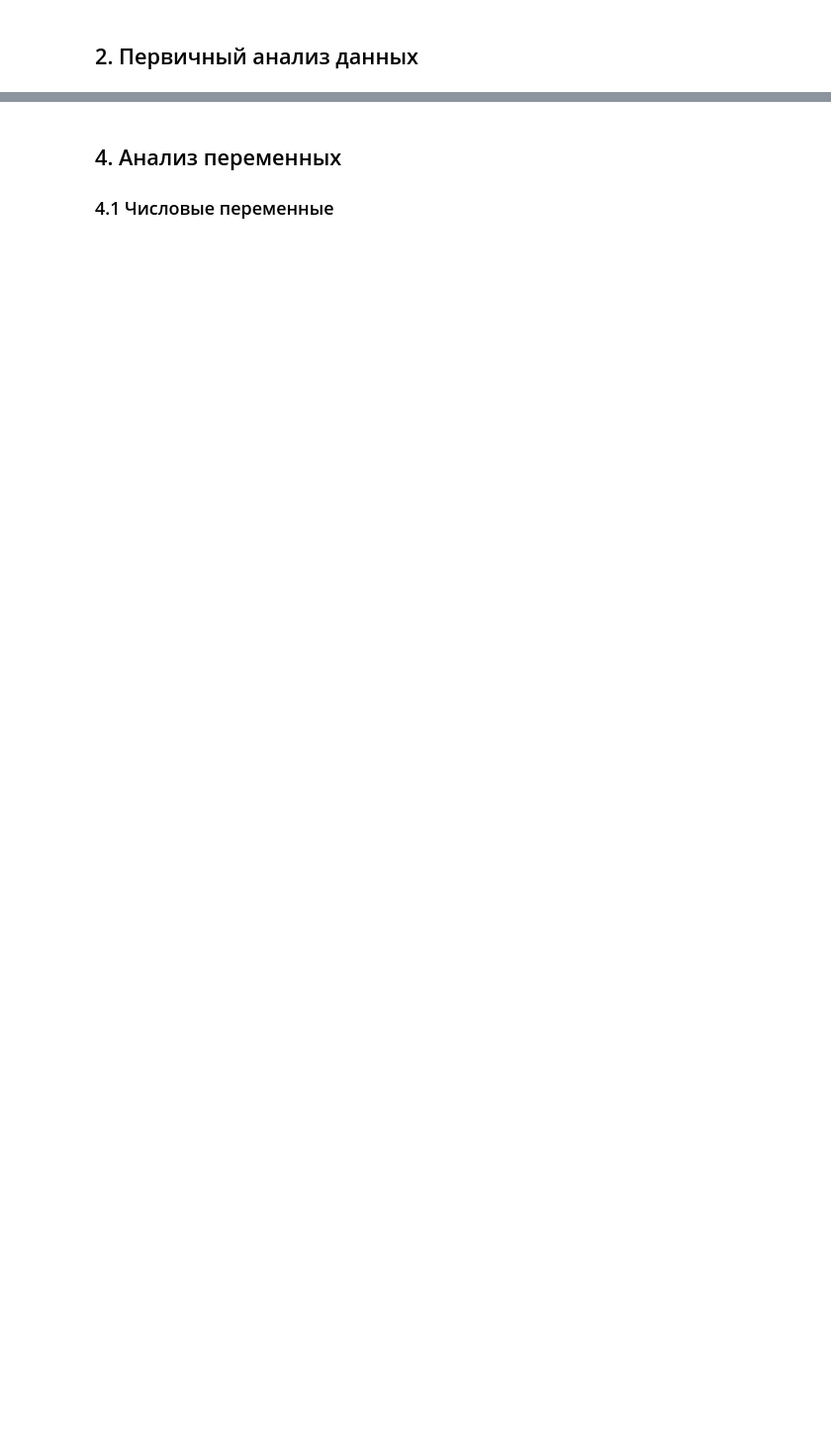
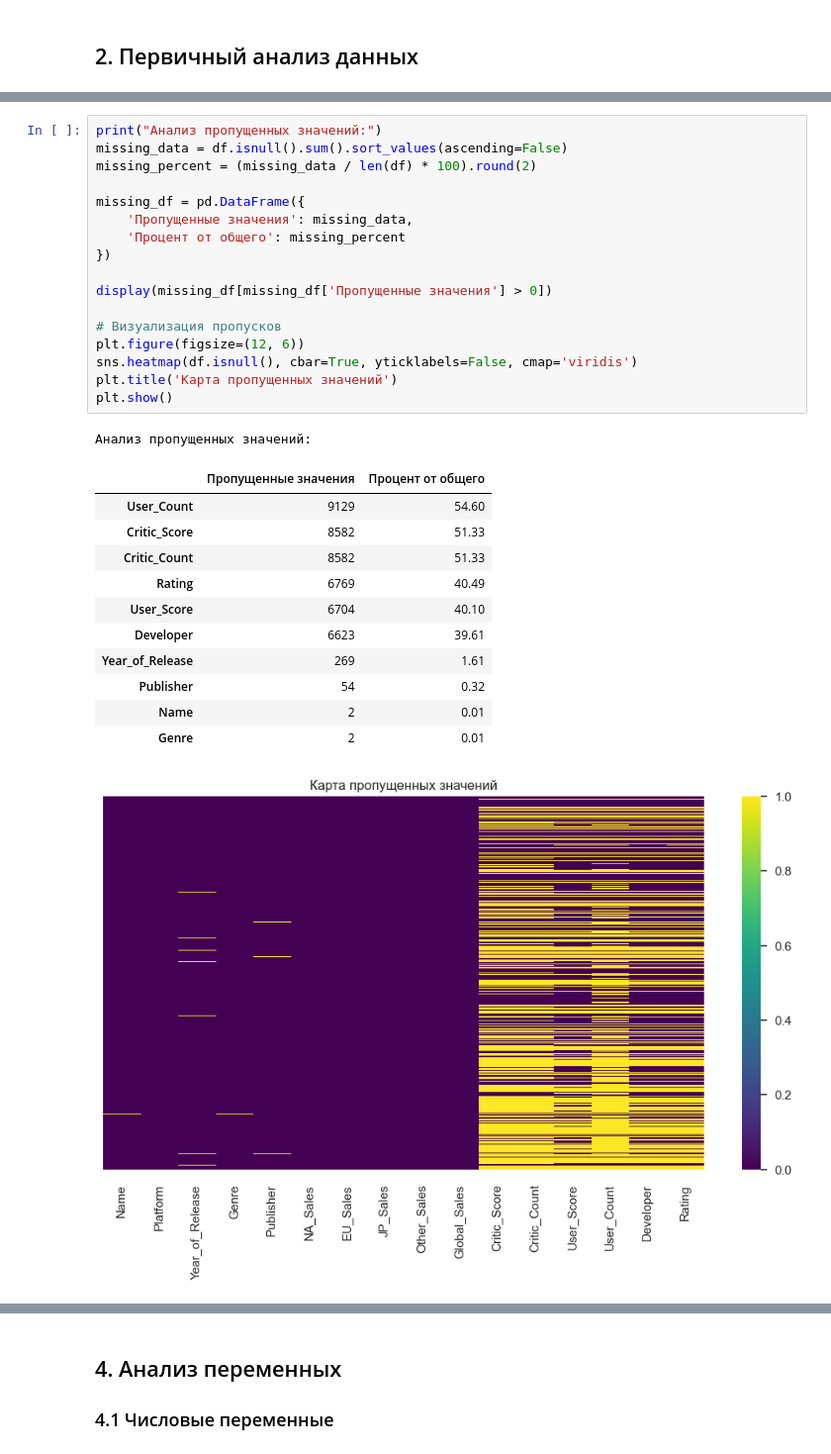
Before and after one commit to CABBAjoy/-, a Jupyter notebook: Video_Game_Sales_Analysis.ipynb, the cells around one changed output, grey strips where cells are left out. Shown at 99% size. Drawn from its saved outputs; the diff is of its cells as text; blank space fills up the shorter version.

```diff
--- a/Video_Game_Sales_Analysis.ipynb
+++ b/Video_Game_Sales_Analysis.ipynb
@@ -75,0 +114,31 @@ None
+# %%
+print("Анализ пропущенных значений:")
+missing_data = df.isnull().sum().sort_values(ascending=False)
+missing_percent = (missing_data / len(df) * 100).round(2)
+
+missing_df = pd.DataFrame({
+    'Пропущенные значения': missing_data,
+    'Процент от общего': missing_percent
+})
+
+display(missing_df[missing_df['Пропущенные значения'] > 0])
+
+# Визуализация пропусков
+plt.figure(figsize=(12, 6))
+sns.heatmap(df.isnull(), cbar=True, yticklabels=False, cmap='viridis')
+plt.title('Карта пропущенных значений')
+plt.show()
+# %% [output]
+Анализ пропущенных значений:
+|  | Пропущенные значения | Процент от общего |
+| User_Count | 9129 | 54.60 |
+| Critic_Score | 8582 | 51.33 |
+| Critic_Count | 8582 | 51.33 |
+| Rating | 6769 | 40.49 |
+| User_Score | 6704 | 40.10 |
+| Developer | 6623 | 39.61 |
+| Year_of_Release | 269 | 1.61 |
+| Publisher | 54 | 0.32 |
+| Name | 2 | 0.01 |
+| Genre | 2 | 0.01 |
+[figure, added]
```
Also changed, not shown: parts of 37 cells of this notebook.
